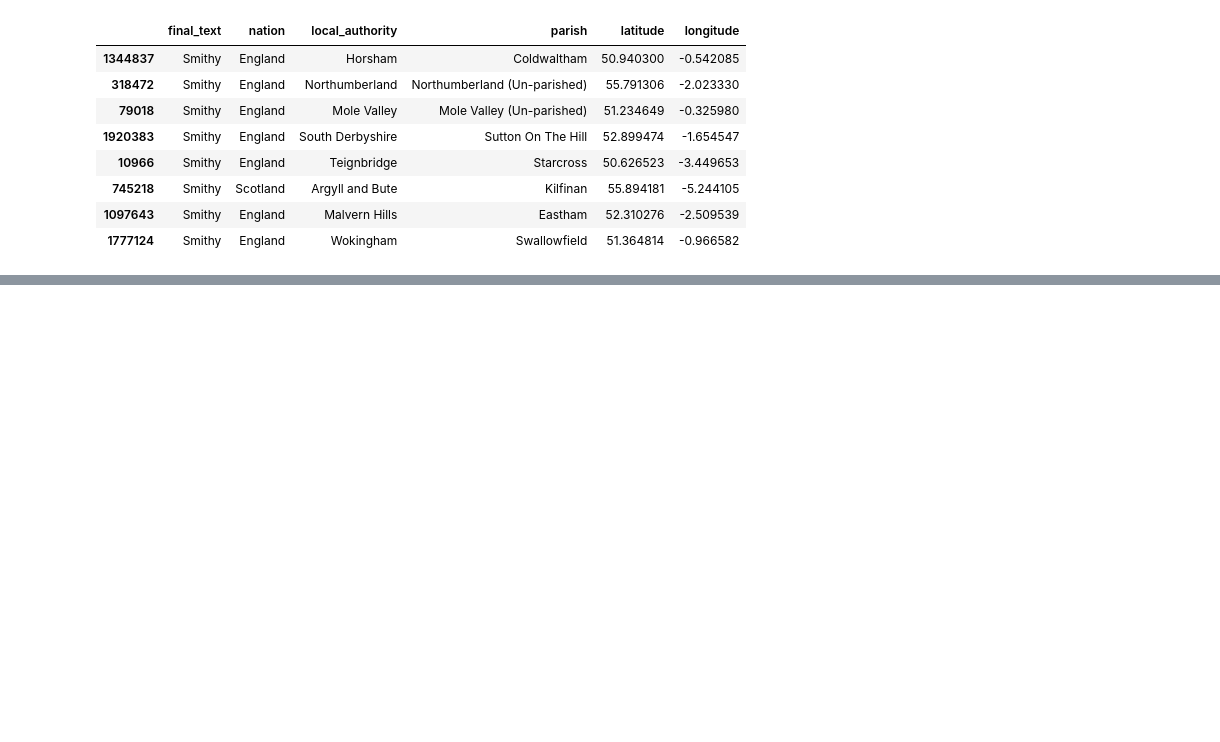
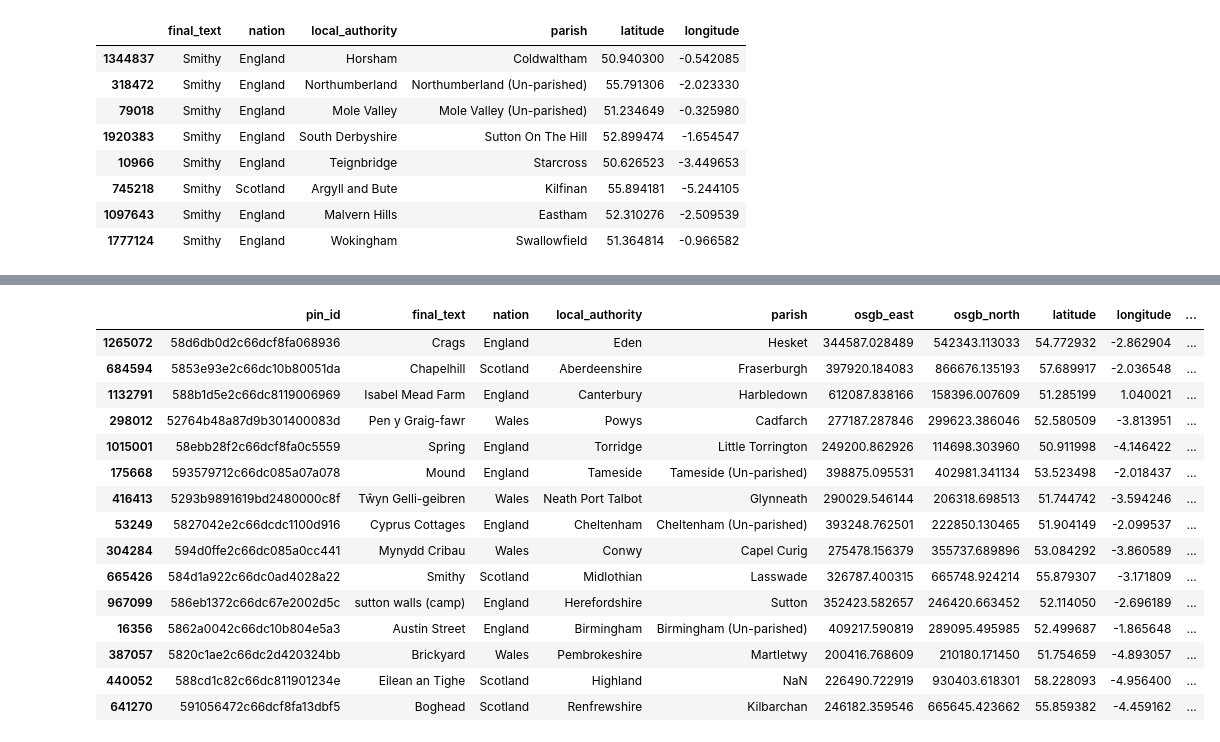
Before and after one commit to jwaldridgeIV/research-project, a Jupyter notebook: notebooks/inital-analysis.ipynb, the cells around one changed output, grey strips where cells are left out. Cells and saved outputs as stored; diff of their text form; code cells hidden in the pictures; blank space fills up the shorter version.

```diff
--- a/notebooks/inital-analysis.ipynb
+++ b/notebooks/inital-analysis.ipynb
@@ -204,0 +220,20 @@ empty_map
+# %%
+noabbr = pd.read_csv('os_1880_no_abbr.csv')
+noabbr.sample(15)
+# %% [output]
+|  | pin_id | final_text | nation | local_authority | parish | osgb_east | osgb_north | latitude | longitude | ... |
+| 1265072 | 58d6db0d2c66dcf8fa068936 | Crags | England | Eden | Hesket | 344587.028489 | 542343.113033 | 54.772932 | -2.862904 | ... |
+| 684594 | 5853e93e2c66dc10b80051da | Chapelhill | Scotland | Aberdeenshire | Fraserburgh | 397920.184083 | 866676.135193 | 57.689917 | -2.036548 | ... |
+| 1132791 | 588b1d5e2c66dc8119006969 | Isabel Mead Farm | England | Canterbury | Harbledown | 612087.838166 | 158396.007609 | 51.285199 | 1.040021 | ... |
+| 298012 | 52764b48a87d9b301400083d | Pen y Graig-fawr | Wales | Powys | Cadfarch | 277187.287846 | 299623.386046 | 52.580509 | -3.813951 | ... |
+| 1015001 | 58ebb28f2c66dcf8fa0c5559 | Spring | England | Torridge | Little Torrington | 249200.862926 | 114698.303960 | 50.911998 | -4.146422 | ... |
+| 175668 | 593579712c66dc085a07a078 | Mound | England | Tameside | Tameside (Un-parished) | 398875.095531 | 402981.341134 | 53.523498 | -2.018437 | ... |
+| 416413 | 5293b9891619bd2480000c8f | Tŵyn Gelli-geibren | Wales | Neath Port Talbot | Glynneath | 290029.546144 | 206318.698513 | 51.744742 | -3.594246 | ... |
+| 53249 | 5827042e2c66dcdc1100d916 | Cyprus Cottages | England | Cheltenham | Cheltenham (Un-parished) | 393248.762501 | 222850.130465 | 51.904149 | -2.099537 | ... |
+| 304284 | 594d0ffe2c66dc085a0cc441 | Mynydd Cribau | Wales | Conwy | Capel Curig | 275478.156379 | 355737.689896 | 53.084292 | -3.860589 | ... |
+| 665426 | 584d1a922c66dc0ad4028a22 | Smithy | Scotland | Midlothian | Lasswade | 326787.400315 | 665748.924214 | 55.879307 | -3.171809 | ... |
+| 967099 | 586eb1372c66dc67e2002d5c | sutton walls (camp) | England | Herefordshire | Sutton | 352423.582657 | 246420.663452 | 52.114050 | -2.696189 | ... |
+| 16356 | 5862a0042c66dc10b804e5a3 | Austin Street | England | Birmingham | Birmingham (Un-parished) | 409217.590819 | 289095.495985 | 52.499687 | -1.865648 | ... |
+| 387057 | 5820c1ae2c66dc2d420324bb | Brickyard | Wales | Pembrokeshire | Martletwy | 200416.768609 | 210180.171450 | 51.754659 | -4.893057 | ... |
+| 440052 | 588cd1c82c66dc811901234e | Eilean an Tighe | Scotland | Highland | NaN | 226490.722919 | 930403.618301 | 58.228093 | -4.956400 | ... |
+| 641270 | 591056472c66dcf8fa13dbf5 | Boghead | Scotland | Renfrewshire | Kilbarchan | 246182.359546 | 665645.423662 | 55.859382 | -4.459162 | ... |
```
Also changed, not shown: parts of 6 cells of this notebook, 2 other files.
